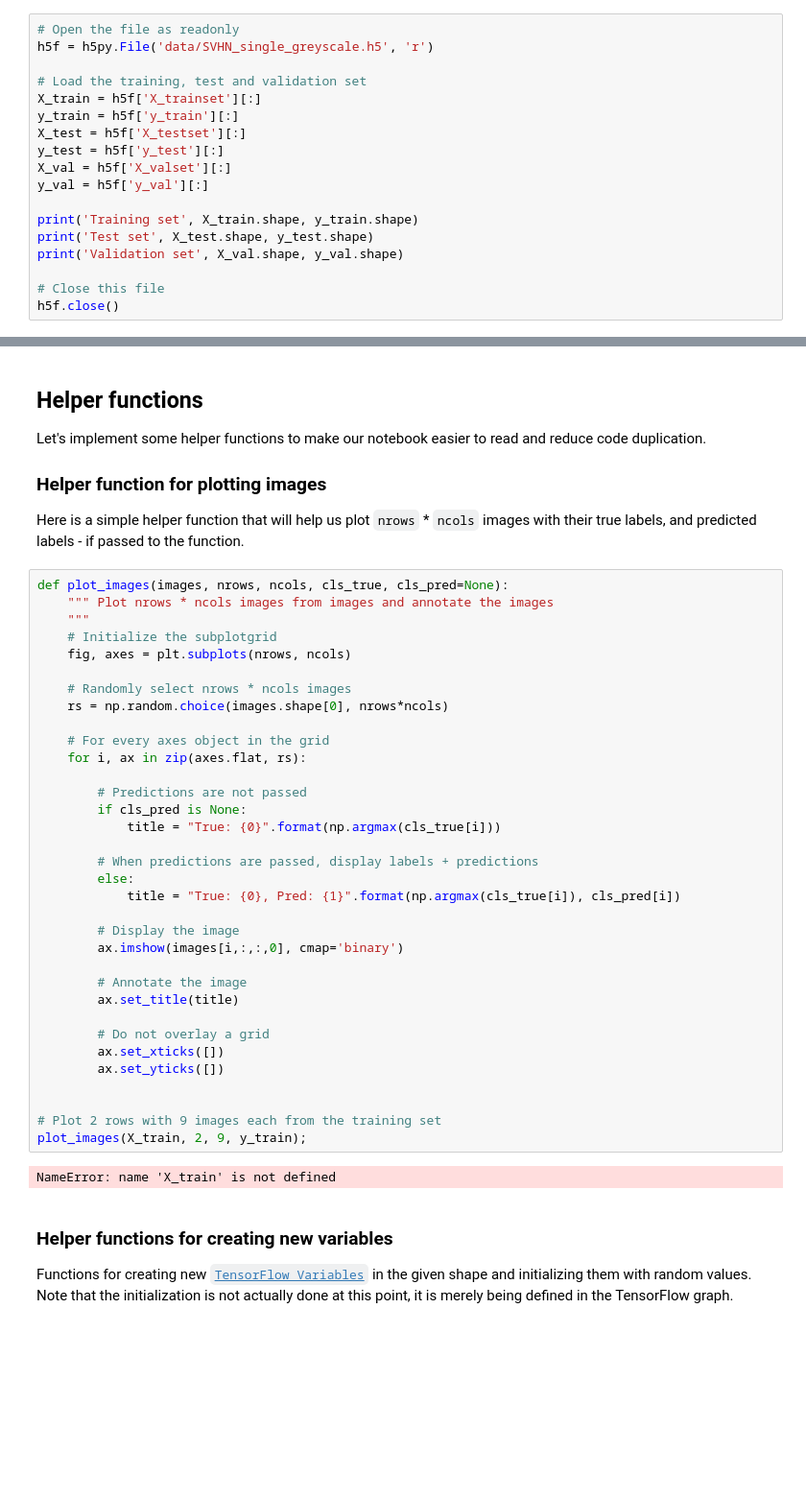
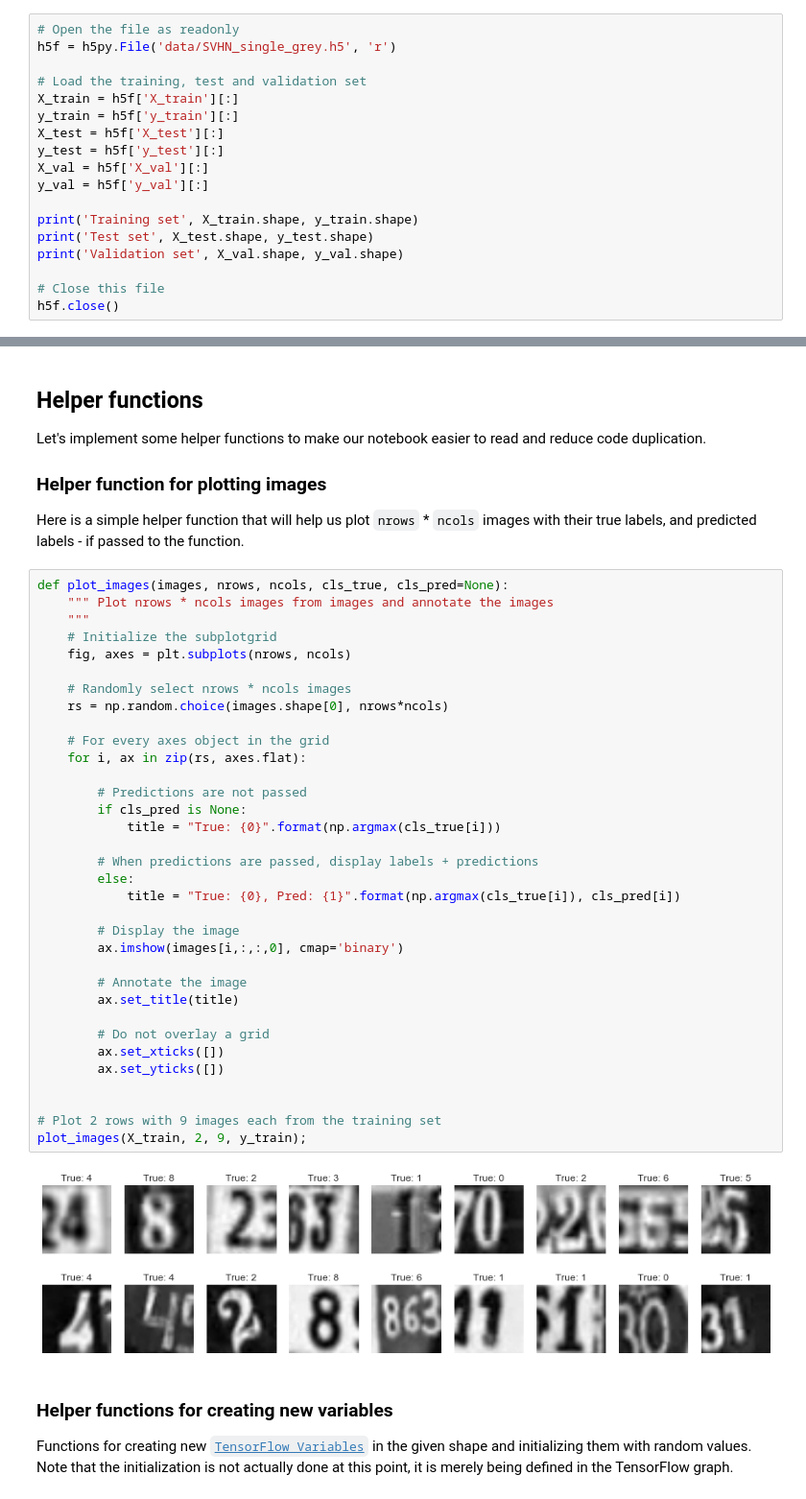
Before and after one commit to thomalm/svhn-multi-digit, a Jupyter notebook: 02-svhn-single-model.ipynb, the cells around one changed output, grey strips where cells are left out. Shown: that part at 96% size. Drawn from its saved outputs; the diff is of its cells as text; blank space fills up the shorter version.

Commit message:
started on svhn multi model

```diff
--- a/02-svhn-single-model.ipynb
+++ b/02-svhn-single-model.ipynb
@@ -27,14 +27,14 @@ print("Tensorflow version", tf.__version__
 Let's load the greyscale images created in ``01-svhn-single-preprocessing.ipynb``
 # %%
 # Open the file as readonly
-h5f = h5py.File('data/SVHN_single_greyscale.h5', 'r')
+h5f = h5py.File('data/SVHN_single_grey.h5', 'r')
 
 # Load the training, test and validation set
-X_train = h5f['X_trainset'][:]
+X_train = h5f['X_train'][:]
 y_train = h5f['y_train'][:]
-X_test = h5f['X_testset'][:]
+X_test = h5f['X_test'][:]
 y_test = h5f['y_test'][:]
-X_val = h5f['X_valset'][:]
+X_val = h5f['X_val'][:]
 y_val = h5f['y_val'][:]
 
 print('Training set', X_train.shape, y_train.shape)
@@ -62,35 +62,35 @@ def plot_images(images, nrows, ncols, cls_true, cls_pred=None):
     # Initialize the subplotgrid
     fig, axes = plt.subplots(nrows, ncols)
 
     # Randomly select nrows * ncols images
     rs = np.random.choice(images.shape[0], nrows*ncols)
 
     # For every axes object in the grid
-    for i, ax in zip(axes.flat, rs):
+    for i, ax in zip(rs, axes.flat):
 
         # Predictions are not passed
         if cls_pred is None:
             title = "True: {0}".format(np.argmax(cls_true[i]))
 
         # When predictions are passed, display labels + predictions
         else:
             title = "True: {0}, Pred: {1}".format(np.argmax(cls_true[i]), cls_pred[i])
 
         # Display the image
         ax.imshow(images[i,:,:,0], cmap='binary')
 
         # Annotate the image
         ax.set_title(title)
 
         # Do not overlay a grid
         ax.set_xticks([])
         ax.set_yticks([])
 
 
 # Plot 2 rows with 9 images each from the training set
 plot_images(X_train, 2, 9, y_train);
 # %% [output]
-NameError: name 'X_train' is not defined
+[figure, added]
 # %% [markdown]
 ### Helper functions for creating new variables
 
```
Also changed, not shown: parts of 19 cells of this notebook, 5 other files.
